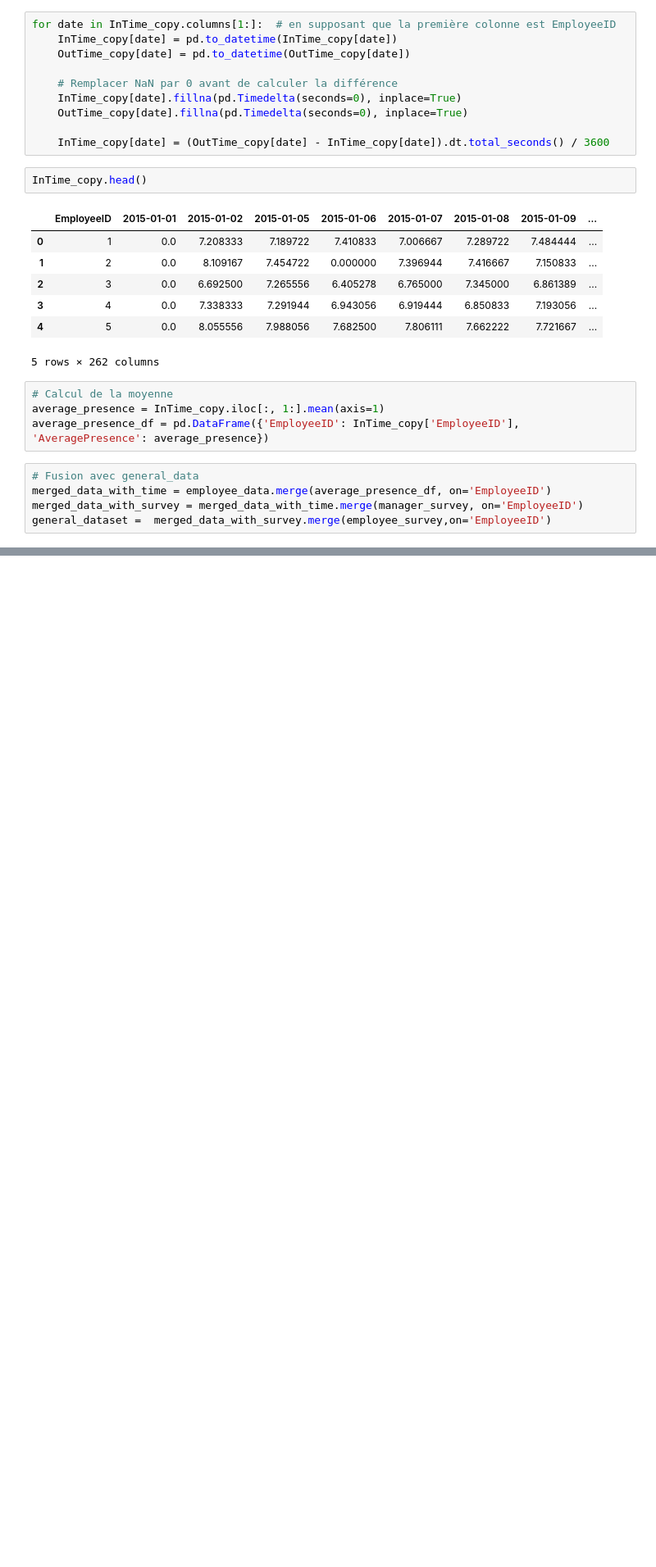
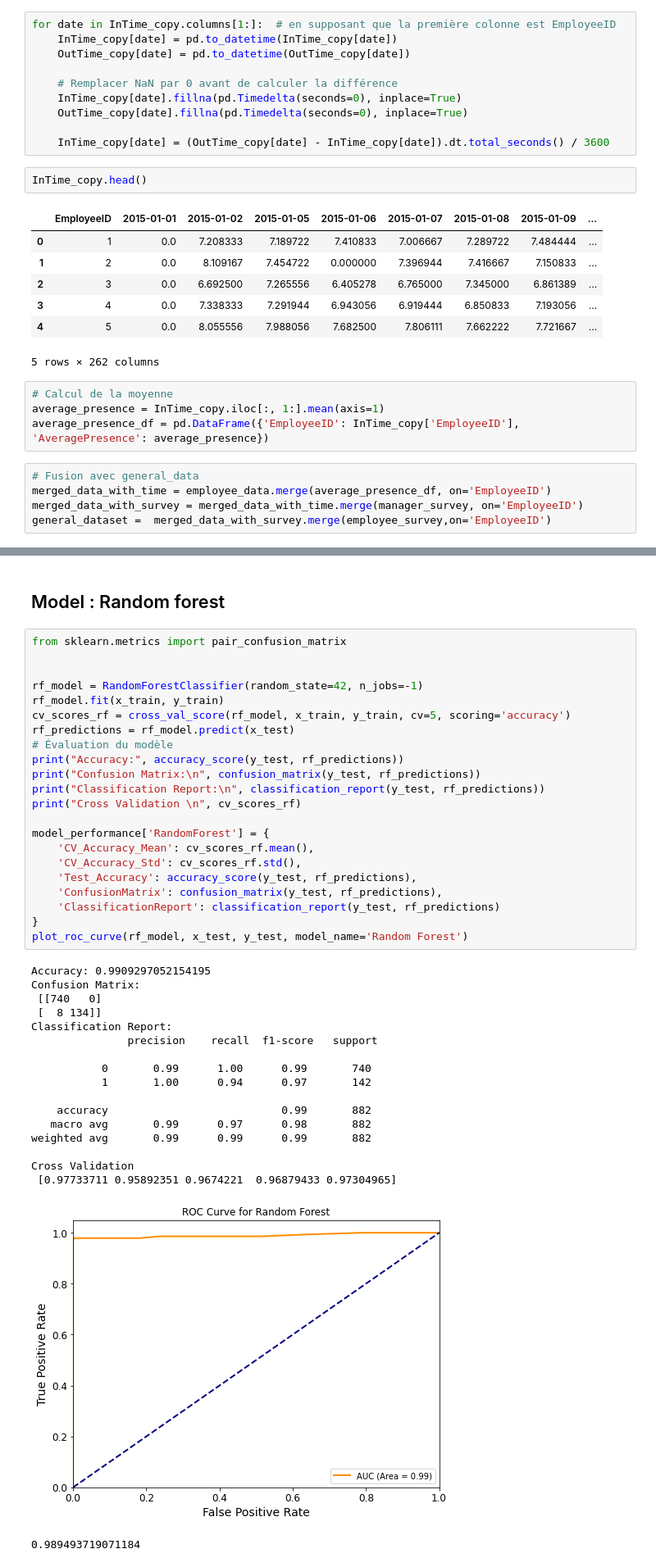
Before and after one commit to Aminedx/IA, a Jupyter notebook: Projet.ipynb, the cells around one changed output, grey strips where cells are left out. Shown at 82% size. Drawn from its saved outputs; the diff is of its cells as text; blank space fills up the shorter version.

```diff
--- a/Projet.ipynb
+++ b/Projet.ipynb
@@ -442,0 +657,43 @@ memory usage: 999.1+ KB
+# %% [markdown]
+## Model : Random forest
+# %%
+from sklearn.metrics import pair_confusion_matrix
+
+
+rf_model = RandomForestClassifier(random_state=42, n_jobs=-1)
+rf_model.fit(x_train, y_train)
+cv_scores_rf = cross_val_score(rf_model, x_train, y_train, cv=5, scoring='accuracy')
+rf_predictions = rf_model.predict(x_test)
+# Évaluation du modèle
+print("Accuracy:", accuracy_score(y_test, rf_predictions))
+print("Confusion Matrix:\n", confusion_matrix(y_test, rf_predictions))
+print("Classification Report:\n", classification_report(y_test, rf_predictions))
+print("Cross Validation \n", cv_scores_rf)
+
+model_performance['RandomForest'] = {
+    'CV_Accuracy_Mean': cv_scores_rf.mean(),
+    'CV_Accuracy_Std': cv_scores_rf.std(),
+    'Test_Accuracy': accuracy_score(y_test, rf_predictions),
+    'ConfusionMatrix': confusion_matrix(y_test, rf_predictions),
+    'ClassificationReport': classification_report(y_test, rf_predictions)
+}
+plot_roc_curve(rf_model, x_test, y_test, model_name='Random Forest')
+# %% [output]
+Accuracy: 0.9909297052154195
+Confusion Matrix:
+ [[740   0]
+ [  8 134]]
+Classification Report:
+               precision    recall  f1-score   support
+
+           0       0.99      1.00      0.99       740
+           1       1.00      0.94      0.97       142
+
+    accuracy                           0.99       882
+   macro avg       0.99      0.97      0.98       882
+weighted avg       0.99      0.99      0.99       882
+
+Cross Validation
+ [0.97733711 0.95892351 0.9674221  0.96879433 0.97304965]
+[figure, added]
+0.989493719071184
```
Also changed, not shown: parts of 37 cells of this notebook, 1 other file.
